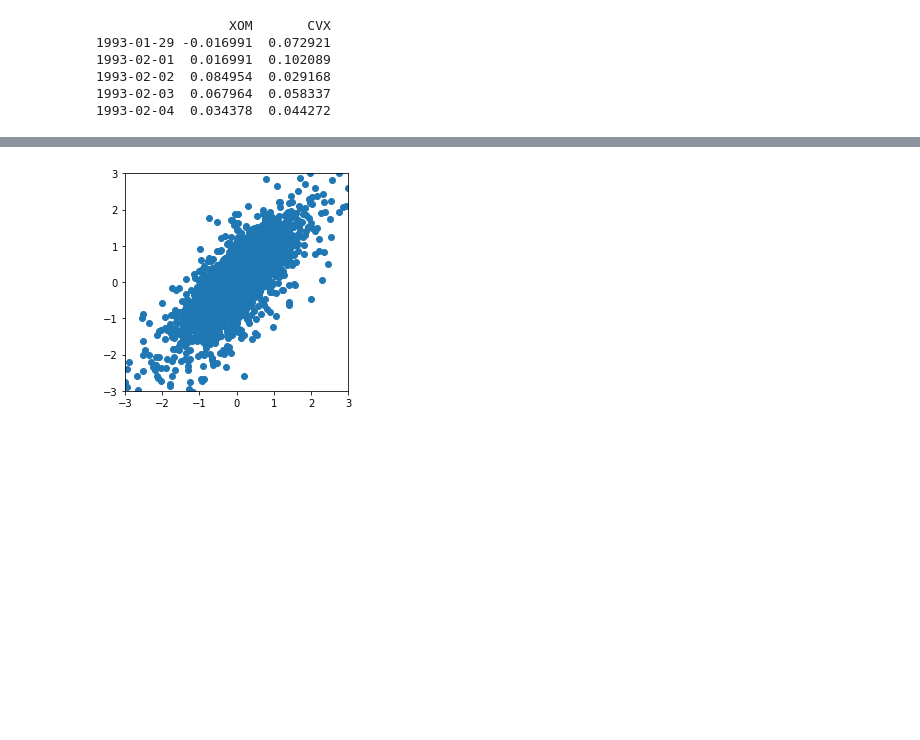
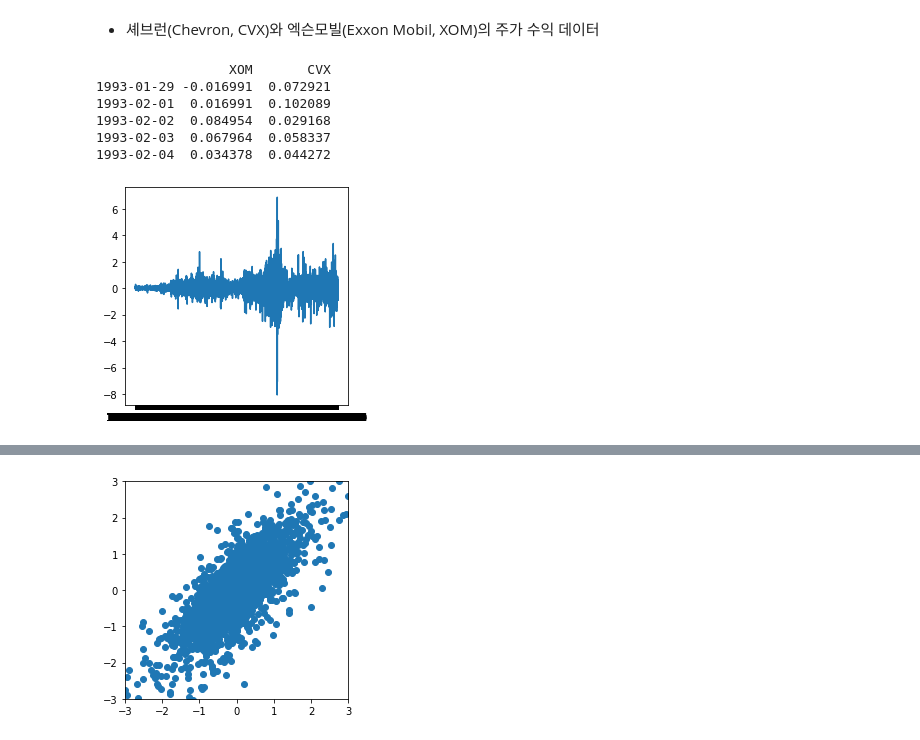
Before and after one commit to meticulousdev/StatisticsWithPython, a Jupyter notebook: PracticalStatistics/chap07/pca_example.ipynb, the cells around one changed output, grey strips where cells are left out. Saved outputs shown, nothing was run; the diff lists cells and outputs as text; code cells hidden in the pictures; blank space fills up the shorter version.

```diff
--- a/PracticalStatistics/chap07/pca_example.ipynb
+++ b/PracticalStatistics/chap07/pca_example.ipynb
@@ -6,6 +6,8 @@ import matplotlib.pyplot as plt
 from sklearn.decomposition import PCA
 # %%
 SP500_DATA_CSV = '../../data/sp500_data.csv.gz'
+# %% [markdown]
+- 셰브런(Chevron, CVX)와 엑슨모빌(Exxon Mobil, XOM)의 주가 수익 데이터
 # %%
 sp500_px = pd.read_csv(SP500_DATA_CSV, index_col=0)
 oil_px = sp500_px[['XOM', 'CVX']]
@@ -17,3 +19,9 @@ print(oil_px.head())
 1993-02-02  0.084954  0.029168
 1993-02-03  0.067964  0.058337
 1993-02-04  0.034378  0.044272
+# %%
+plt.figure('original', figsize=(4, 4))
+plt.plot(oil_px['XOM'])
+plt.show()
+# %% [output]
+[figure, added]
```
Also changed, not shown: parts of 3 cells of this notebook.
